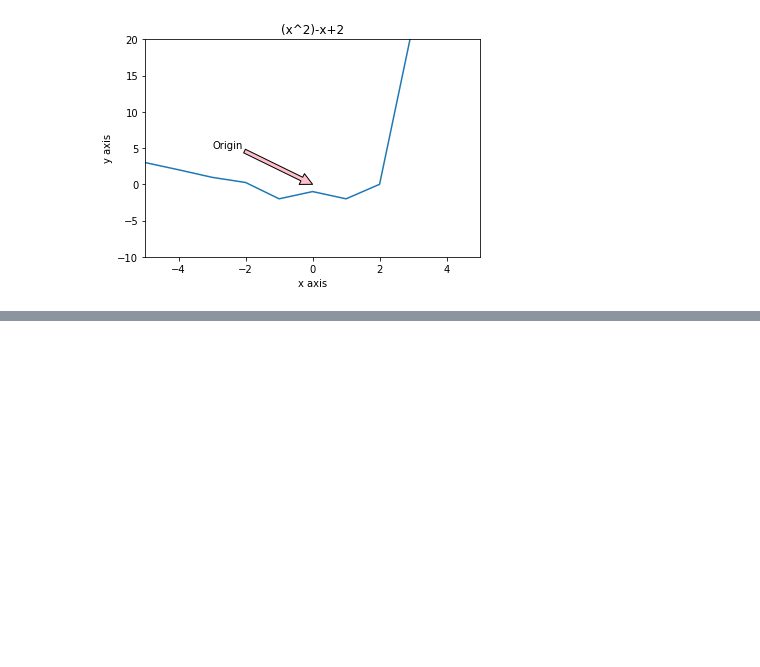
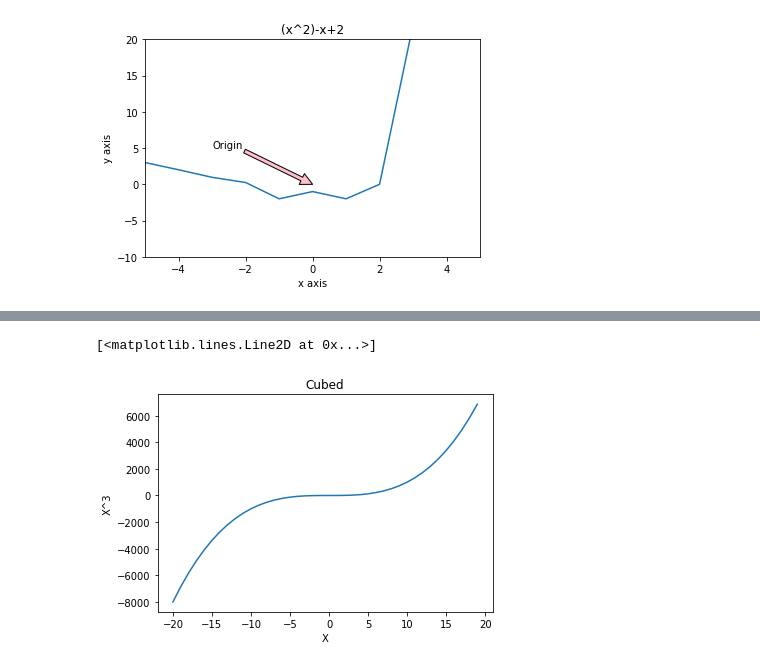
Before and after one commit to GabbyBarajasBroussard/numpy-pandas-visualization-exercise, a Jupyter notebook: matplotlib_exercises.ipynb, the cells around one changed output, grey strips where cells are left out. Saved outputs shown, nothing was run; the diff lists cells and outputs as text; code cells hidden in the pictures; blank space fills up the shorter version.

```diff
--- a/matplotlib_exercises.ipynb
+++ b/matplotlib_exercises.ipynb
@@ -24,0 +44,11 @@ Text(-3, 5, 'Origin')
+# %%
+# Cubed
+plt.title("Cubed")
+plt.xlabel('X')
+plt.ylabel('X^3')
+x= list(range(-20, 20))
+y= [(c**3) for c in x]
+plt.plot(x,y)
+# %% [output]
+[<matplotlib.lines.Line2D at 0x...>]
+[figure, added]
```
Also changed, not shown: parts of 9 cells of this notebook.
